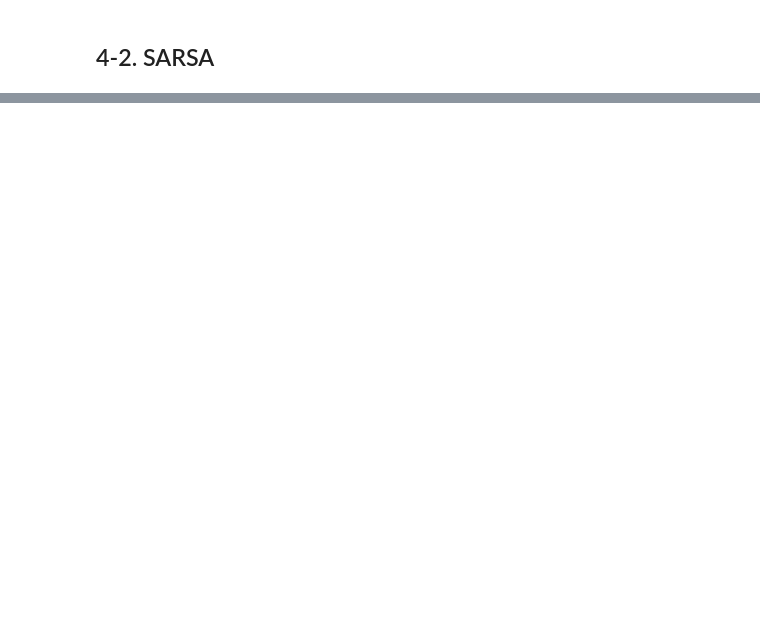
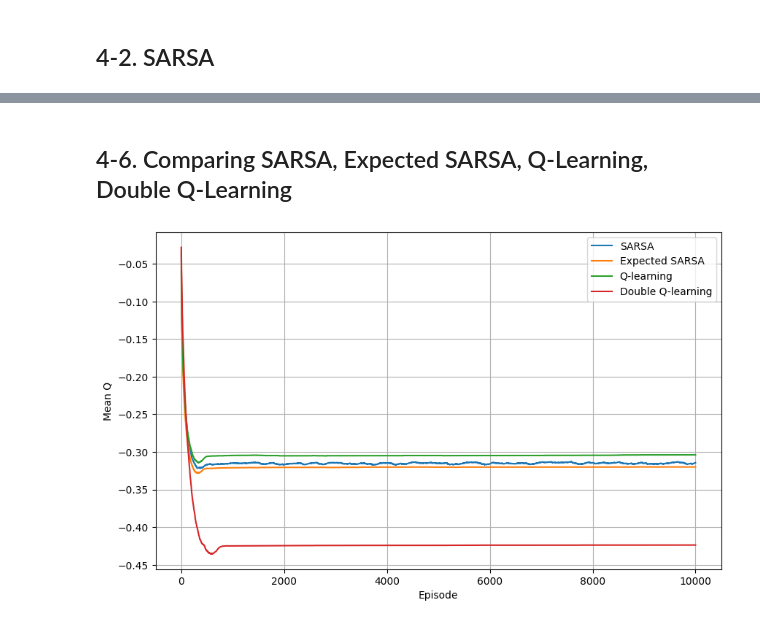
Before and after one commit to SungInCho/AI-Study-DavidCho, a Jupyter notebook: 01_Reinforcement_Learning/01_Fundamentals/code/TemporalDifference.ipynb, the cells around one changed output, grey strips where cells are left out. Saved outputs shown, nothing was run; the diff lists cells and outputs as text; code cells hidden in the pictures; blank space fills up the shorter version.

Commit message:
add: Q-Learning/Expected SARSA/Double Q-Learning

```diff
--- a/01_Reinforcement_Learning/01_Fundamentals/code/TemporalDifference.ipynb
+++ b/01_Reinforcement_Learning/01_Fundamentals/code/TemporalDifference.ipynb
@@ -55,0 +137,30 @@ print(Opt_Q_SARSA)
+# %% [markdown]
+## 4-6. Comparing SARSA, Expected SARSA, Q-Learning, Double Q-Learning
+# %%
+bigger_env = GridWorld(
+    size=10,
+    obstacles=[(1,1),(1,2),(2,4),(3,7),(4,2),(5,5),(6,1),(6,8),(7,3),(8,6)],
+    icy_floors=[(2,3),(3,5),(4,7),(5,2),(6,6),(7,8),(8,3)]
+)
+
+td_compare = TD0(bigger_env)
+# %%
+import matplotlib.pyplot as plt
+
+_, Q_sarsa, hist_sarsa, step_sarsa = td_compare.SARSA(max_iter=10000)
+_, Q_esarsa, hist_esarsa, step_esarsa = td_compare.ESARSA(max_iter=10000)
+_, Q_ql, hist_ql, step_ql = td_compare.QL(max_iter=10000)
+_, Q_dql, hist_dql, step_dql = td_compare.DQL(max_iter=10000)
+# %%
+plt.figure(figsize=(10, 6))
+plt.plot(hist_sarsa, label="SARSA")
+plt.plot(hist_esarsa, label="Expected SARSA")
+plt.plot(hist_ql, label="Q-learning")
+plt.plot(hist_dql, label="Double Q-learning")
+plt.xlabel("Episode")
+plt.ylabel("Mean Q")
+plt.legend()
+plt.grid()
+plt.show()
+# %% [output]
+[figure, added]
```
Also changed, not shown: parts of 10 cells of this notebook, 1 other file.
